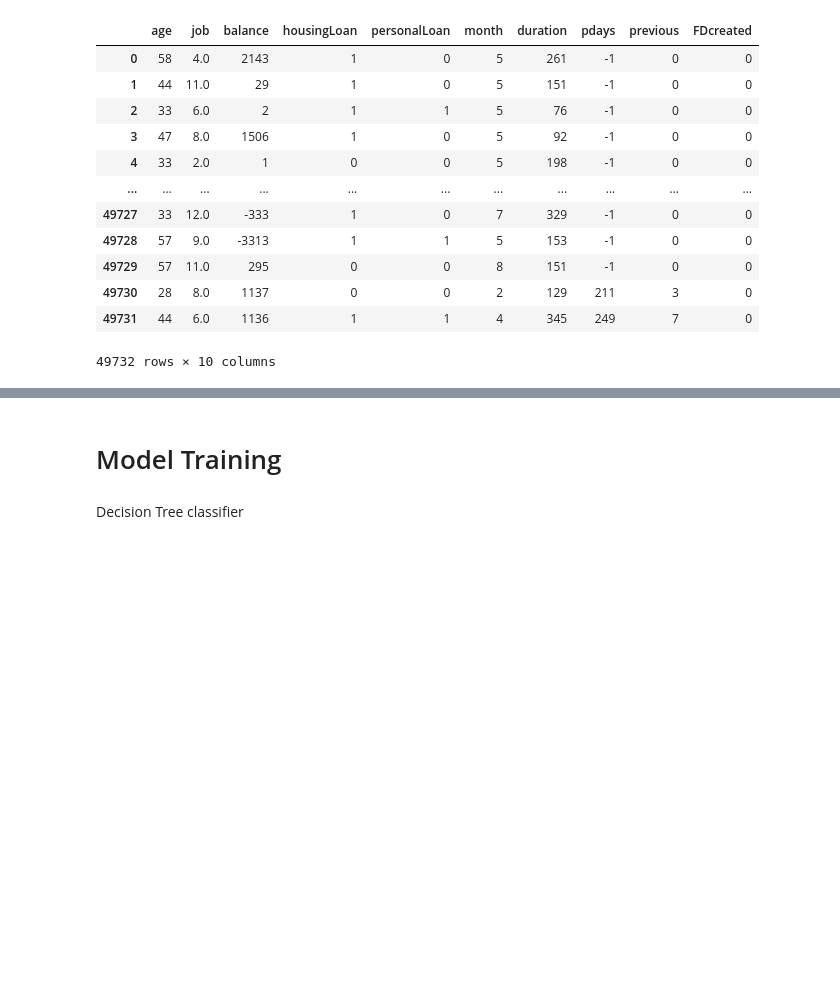
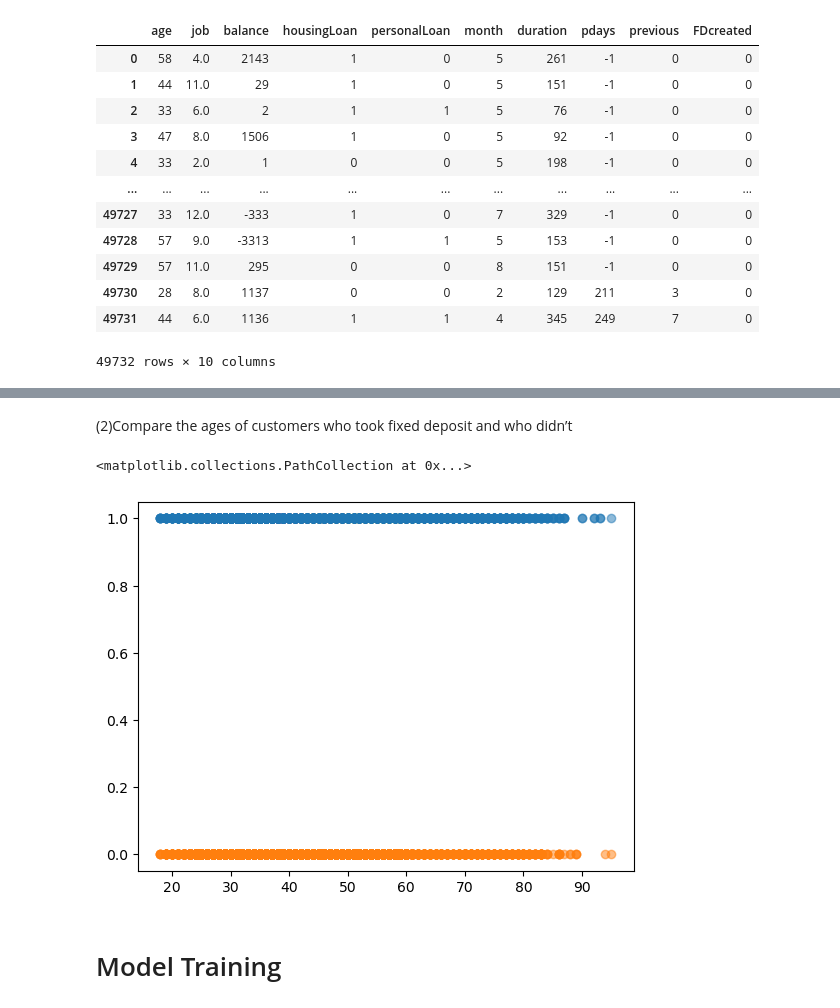
Before and after one commit to PehesaraniWKA/FDMminiProject, a Jupyter notebook: bankingData.ipynb, the cells around one changed output, grey strips where cells are left out. Drawn from its saved outputs; the diff is of its cells as text; code cells hidden in the pictures; blank space fills up the shorter version.

Commit message:
Plot ages

```diff
--- a/bankingData.ipynb
+++ b/bankingData.ipynb
@@ -174,3 +163,21 @@ fd_no = df[df['FDcreated'] == 0]
+# %% [markdown]
+(2)Compare the ages of customers who took fixed deposit and who didn’t
+# %%
+import matplotlib.pyplot as plt
+
+# Create a DataFrame for easier manipulation
+df = pd.read_csv('df.csv')
+
+# Split the data into two groups: customers who took FD and those who didn't
+fd_yes = df[df['FDcreated'] == 1]
+fd_no = df[df['FDcreated'] == 0]
+
+# Plot the ages
+plt.scatter(fd_yes['age'], [1]*len(fd_yes), label='FD Taken', alpha=0.5)
+plt.scatter(fd_no['age'], [0]*len(fd_no), label='No FD Taken', alpha=0.5)
+# %% [output]
+<matplotlib.collections.PathCollection at 0x...>
+[figure, added]
 # %% [markdown]
 # Model Training
 # %%
@@ -182,5 +189,3 @@ df.to_csv('df.csv', index=False)
 # %%
 # Split the data into training and test sets
 X_train, X_test, y_train, y_test = train_test_split(X, y, test_size=0.25)
-# %% [markdown]
-Decision Tree classifier
```
Also changed, not shown: parts of 21 cells of this notebook, 4 other files.
